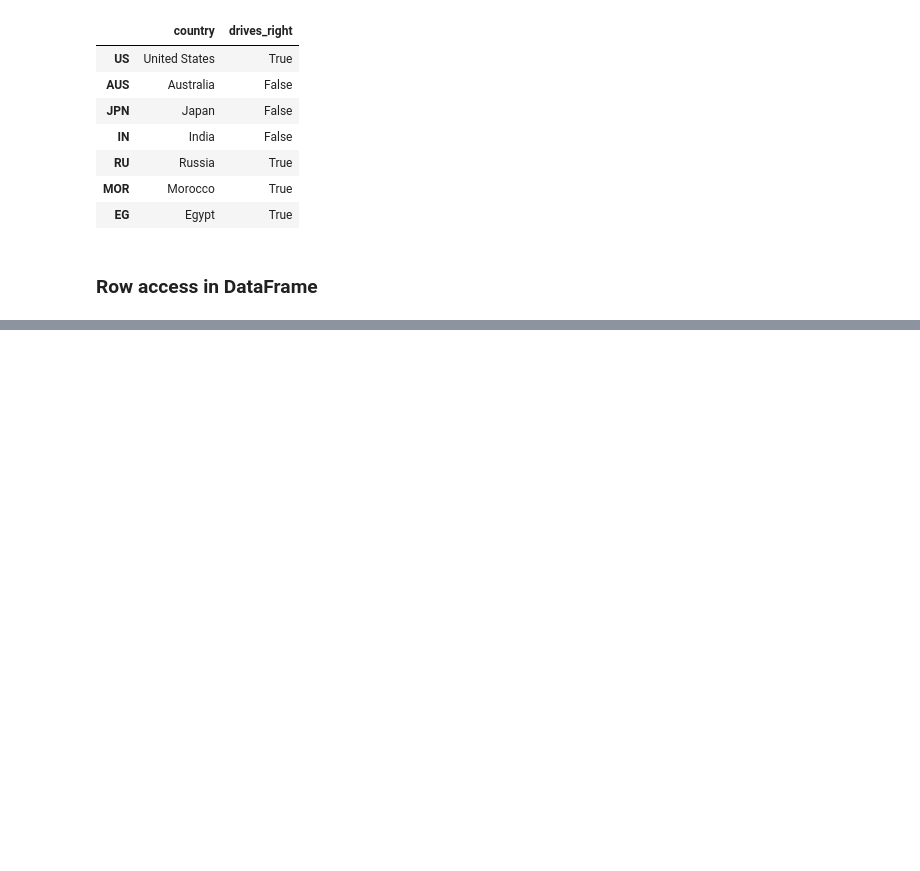
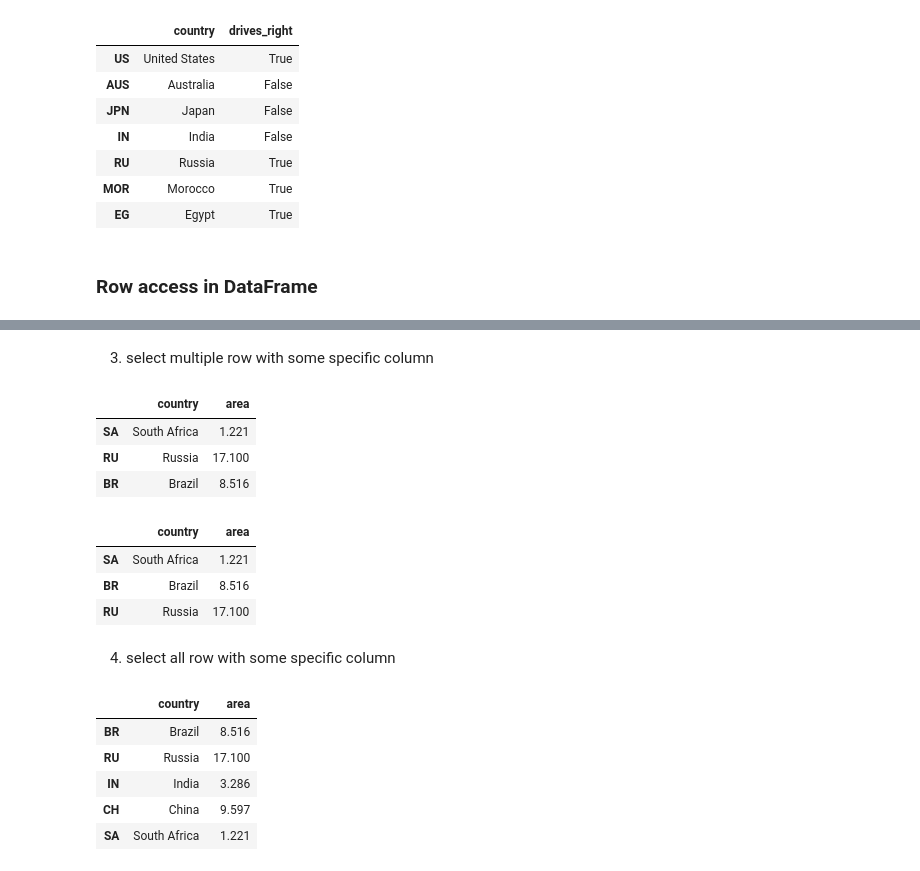
Before and after one commit to hasanshahriar32/ads, a Jupyter notebook: 2.intermediate-python/notes/dictionaries_&_pandas.ipynb, the cells around one changed output, grey strips where cells are left out. Cells and saved outputs as stored; diff of their text form; code cells hidden in the pictures; blank space fills up the shorter version.

```diff
--- a/2.intermediate-python/notes/dictionaries_&_pandas.ipynb
+++ b/2.intermediate-python/notes/dictionaries_&_pandas.ipynb
@@ -277,0 +330,32 @@ KeyError: 1
+# %% [markdown]
+3. select multiple row with some specific column
+# %%
+# using loc
+
+brics.loc[['SA', 'RU', 'BR'],['country', 'area']]
+# %% [output]
+|  | country | area |
+| SA | South Africa | 1.221 |
+| RU | Russia | 17.100 |
+| BR | Brazil | 8.516 |
+# %%
+# usin iloc
+brics.iloc[[4,0,1],[0, 2]]
+# %% [output]
+|  | country | area |
+| SA | South Africa | 1.221 |
+| BR | Brazil | 8.516 |
+| RU | Russia | 17.100 |
+# %% [markdown]
+4. select all row with some specific column
+# %%
+# using loc
+
+brics.loc[:,['country','area']]
+# %% [output]
+|  | country | area |
+| BR | Brazil | 8.516 |
+| RU | Russia | 17.100 |
+| IN | India | 3.286 |
+| CH | China | 9.597 |
+| SA | South Africa | 1.221 |
```
Also changed, not shown: parts of 12 cells of this notebook.
